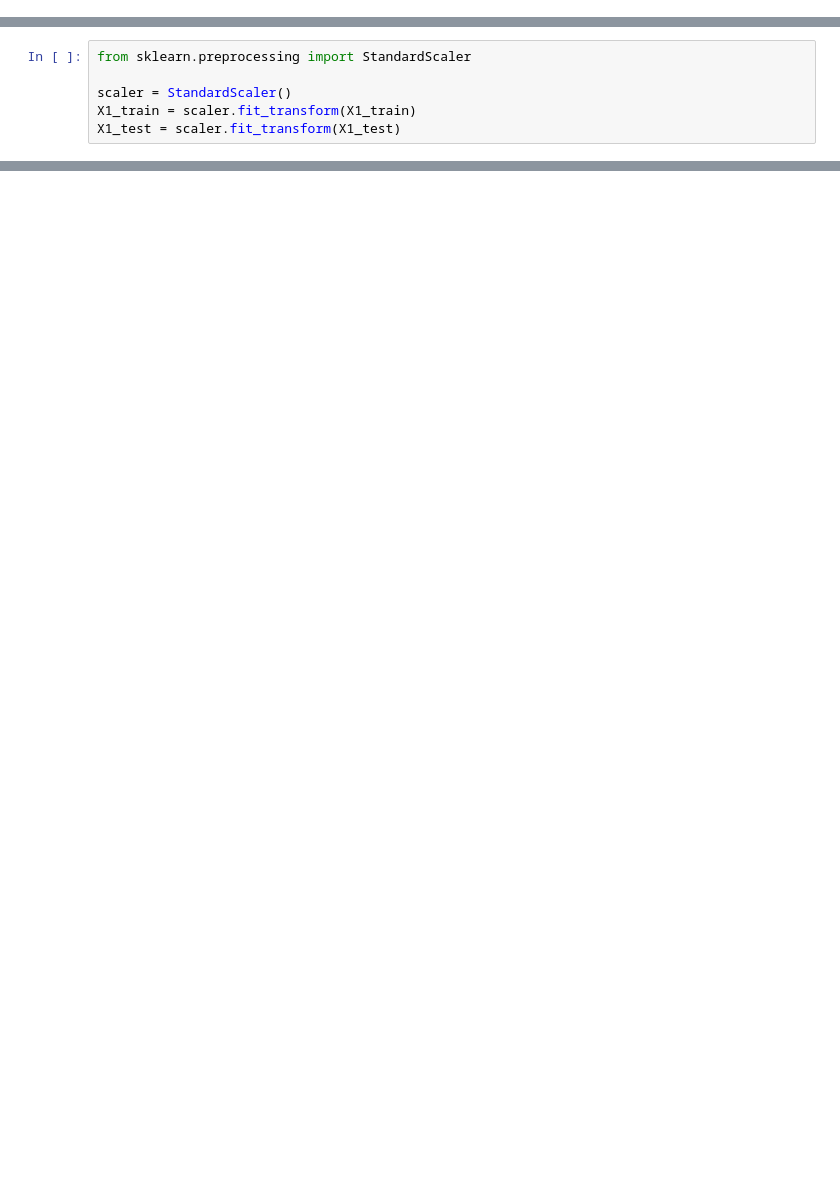
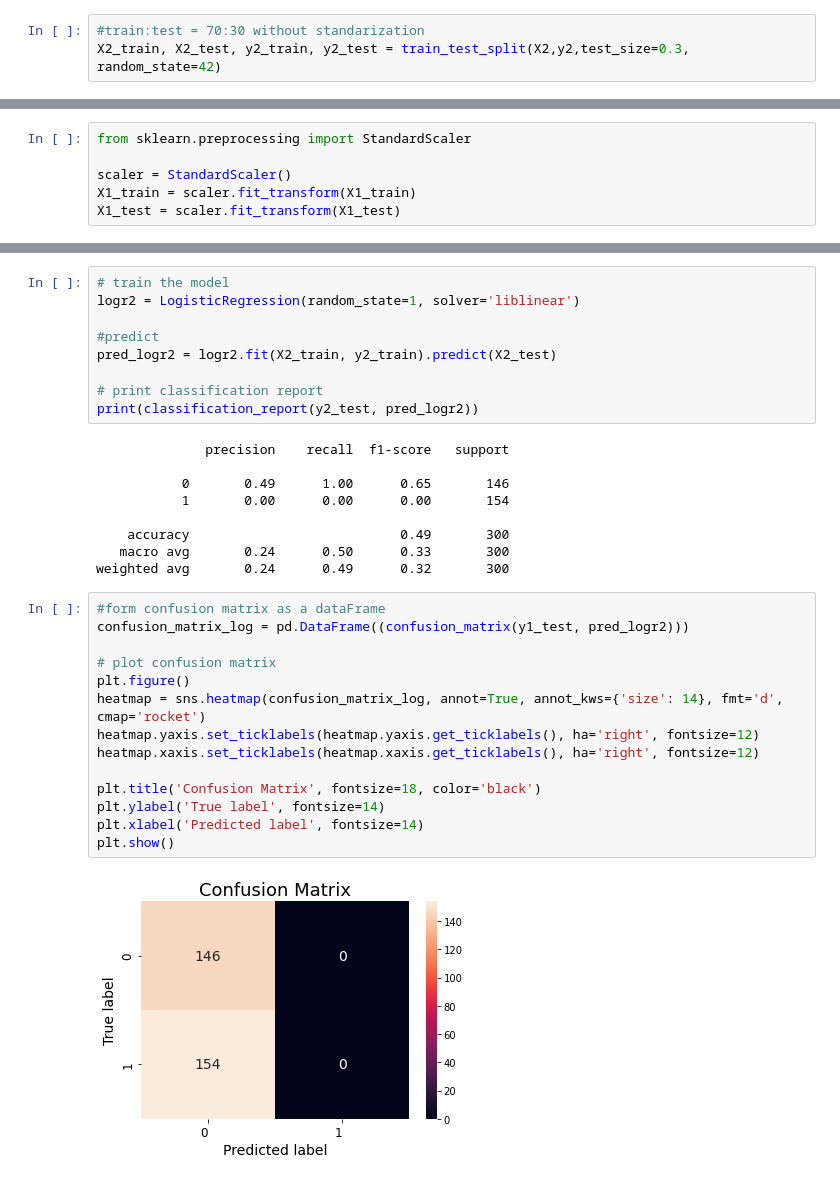
Before and after one commit to Reysadena/Customer_Clicked_Ads_Classification_by_Using_Machine_Learning, a Jupyter notebook: Mini_Project_4_Predict_Customer_Clicked_Ads_Classification_by_Using_Machine_Learning.ipynb, the cells around one changed output, grey strips where cells are left out. Cells and saved outputs as stored; diff of their text form; blank space fills up the shorter version.

```diff
--- a/Mini_Project_4_Predict_Customer_Clicked_Ads_Classification_by_Using_Machine_Learning.ipynb
+++ b/Mini_Project_4_Predict_Customer_Clicked_Ads_Classification_by_Using_Machine_Learning.ipynb
@@ -557,0 +570,3 @@ y2 = yy.copy()
+# %%
+#train:test = 70:30 without standarization
+X2_train, X2_test, y2_train, y2_test = train_test_split(X2,y2,test_size=0.3, random_state=42)
@@ -616,0 +708,34 @@ cfm(y1_test,y1_train)
+# %%
+# train the model
+logr2 = LogisticRegression(random_state=1, solver='liblinear')
+
+#predict
+pred_logr2 = logr2.fit(X2_train, y2_train).predict(X2_test)
+
+# print classification report
+print(classification_report(y2_test, pred_logr2))
+# %% [output]
+              precision    recall  f1-score   support
+
+           0       0.49      1.00      0.65       146
+           1       0.00      0.00      0.00       154
+
+    accuracy                           0.49       300
+   macro avg       0.24      0.50      0.33       300
+weighted avg       0.24      0.49      0.32       300
+# %%
+#form confusion matrix as a dataFrame
+confusion_matrix_log = pd.DataFrame((confusion_matrix(y1_test, pred_logr2)))
+
+# plot confusion matrix
+plt.figure()
+heatmap = sns.heatmap(confusion_matrix_log, annot=True, annot_kws={'size': 14}, fmt='d', cmap='rocket')
+heatmap.yaxis.set_ticklabels(heatmap.yaxis.get_ticklabels(), ha='right', fontsize=12)
+heatmap.xaxis.set_ticklabels(heatmap.xaxis.get_ticklabels(), ha='right', fontsize=12)
+
+plt.title('Confusion Matrix', fontsize=18, color='black')
+plt.ylabel('True label', fontsize=14)
+plt.xlabel('Predicted label', fontsize=14)
+plt.show()
+# %% [output]
+[figure, added]
```
Also changed, not shown: parts of 42 cells of this notebook.
